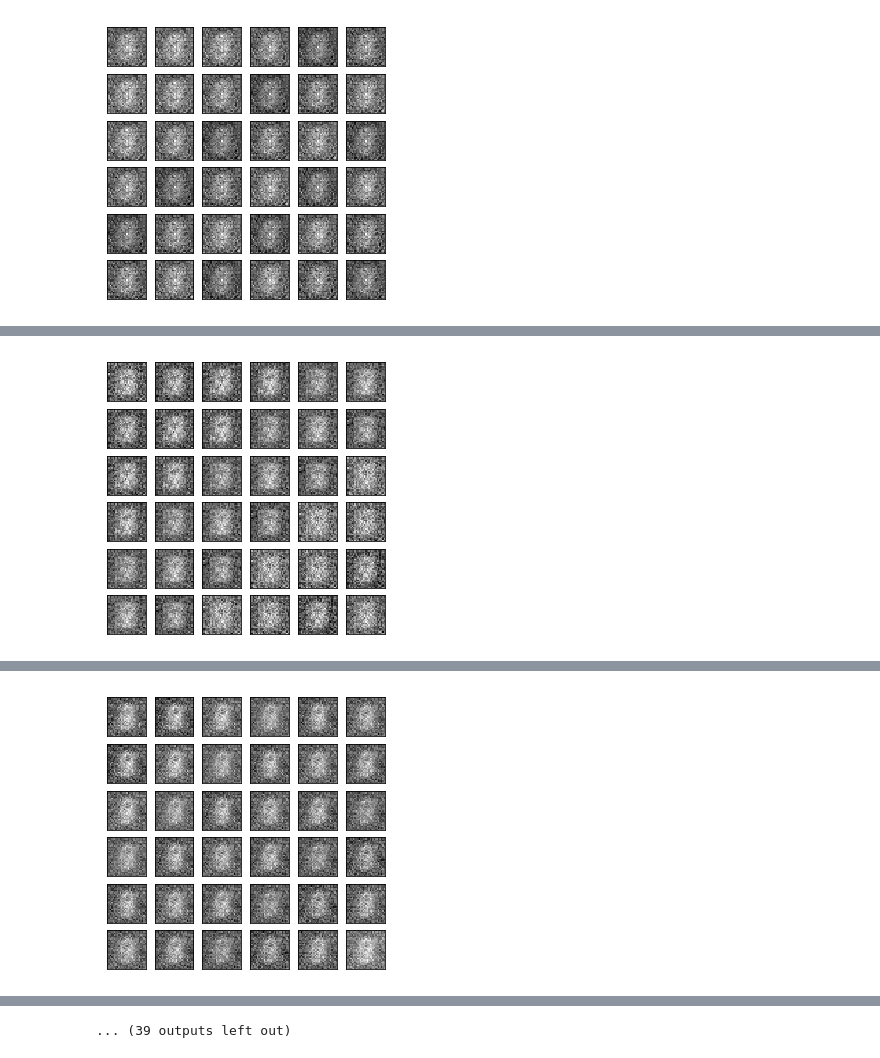
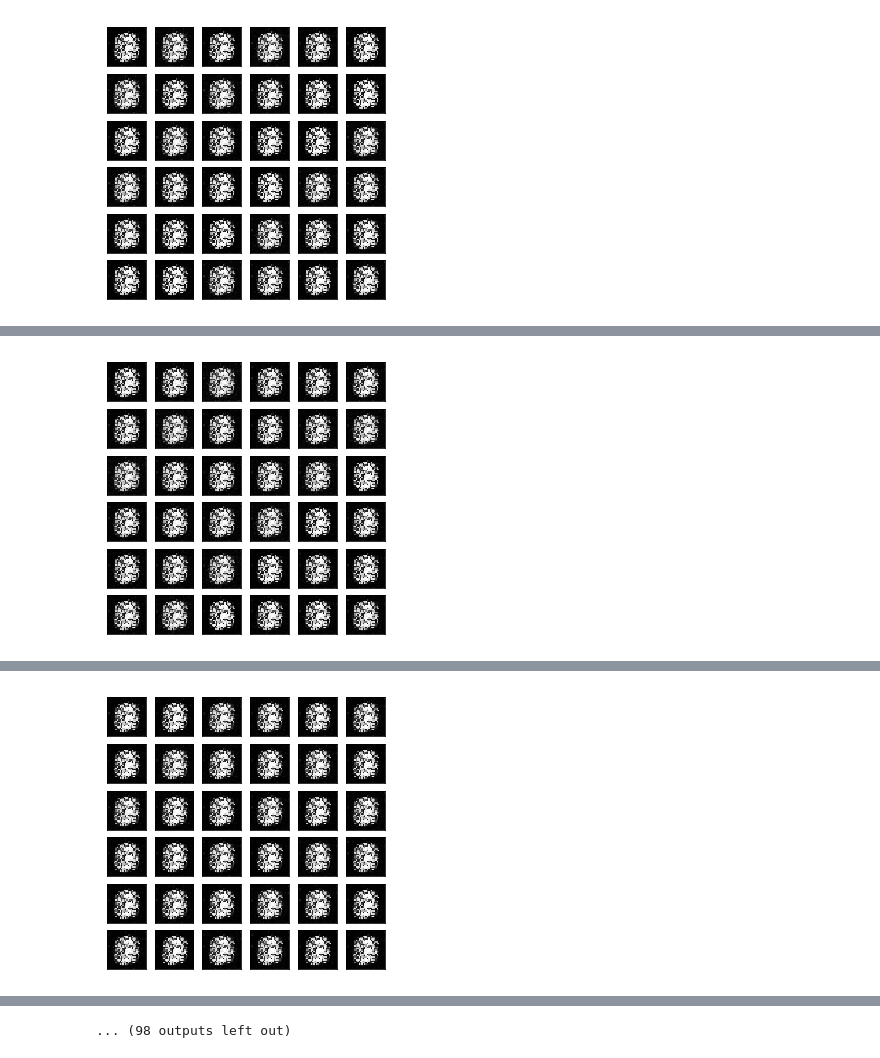
Before and after one commit to shayneobrien/generative-models, a Jupyter notebook: notebooks/06-deep-regret-analytic-gan.ipynb, the cells around one changed output, grey strips where cells are left out. Saved outputs shown, nothing was run; the diff lists cells and outputs as text; code cells hidden in the pictures.

Commit message:
works just needs a lot of epochs

```diff
--- a/notebooks/06-deep-regret-analytic-gan.ipynb
+++ b/notebooks/06-deep-regret-analytic-gan.ipynb
@@ -4,8 +4,8 @@ Deep Regret Analytic GAN
 
 https://arxiv.org/pdf/1705.07215.pdf
 
-The output of DRAGAN's G is unbounded unless passed through an activation function.
-We do not use any such activation functions in this implementation.
+The output of DRAGAN's D can be interpretted as a probability, similarly to MMGAN
+and NSGAN.
 
 Proposes to study GANs from a regret minimization perspective. This implementation is
 very similar to WGAN GP, in that it is applying a gradient penalty to try and get at
@@ -13,6 +13,9 @@ an improved training objective based on how D and G would optimally perform. The
 the gradient penalty only close to the real data manifold (whereas WGAN GP picks the
 gradient location on a random line between a real and randomly generated fake sample).
 For further details, see Section 2.5 of the paper.
+
+DRAGAN is very similar to WGANGP, but seems much less stable. I would spend more time on
+WGANGP than DRAGAN.
 """
 
 import torch, torchvision
@@ -43,7 +46,7 @@ def to_cuda(x):
 %matplotlib inline
 
 # Load in binarized MNIST data, separate into data loaders
-train_iter, val_iter, test_iter = get_data()
+# train_iter, val_iter, test_iter = get_data()
 
 
 class Generator(nn.Module):
@@ -57,7 +60,7 @@ class Generator(nn.Module):
 
     def forward(self, x):
         activated = F.relu(self.linear(x))
-        generation = self.generate(activated)
+        generation = F.sigmoid(self.generate(activated))
         return generation
 
 
@@ -89,10 +92,10 @@ class DRAGAN(nn.Module):
         self.z_dim = z_dim
 
 
-class Trainer:
+class DRAGANTrainer:
     """ Object to hold data iterators, train a GAN variant
     """
-    def __init__(self, model, train_iter, val_iter, test_iter):
+    def __init__(self, model, train_iter, val_iter, test_iter, viz=False):
         self.model = to_cuda(model)
         self.name = model.__class__.__name__
 
@@ -103,14 +106,16 @@ class Trainer:
         self.Glosses = []
         self.Dlosses = []
 
+        self.viz = viz
+
     def train(self, num_epochs, G_lr=1e-4, D_lr=1e-4, D_steps=5):
-        """ Train a Wasserstein GAN with Gradient Penalty
+        """ Train a Deep Regret Analytic GAN
             Logs progress using G loss, D loss, G(x), D(G(x)), visualizations of Generator output.
 
         Inputs:
             num_epochs: int, number of epochs to train for
-            G_lr: float, learning rate for generator's Adam optimizer (default 5e-5)
-            D_lr: float, learning rate for discriminator's Adam optimizer (default 5e-5)
+            G_lr: float, learning rate for generator's Adam optimizer (default 1e-4)
+            D_lr: float, learning rate for discriminator's Adam optimizer (default 1e-4)
             D_steps: int, training step ratio for how often to train D compared to G (default 5)
         """
         # Initialize optimizers
@@ -172,7 +177,9 @@ class Trainer:
 
             # Visualize generator progress
             self.generate_images(epoch)
-            plt.show()
+
+            if self.viz:
+                plt.show()
 
     def train_D(self, images, LAMBDA=10, K=1, C=1):
         """ Run 1 step of training for discriminator
@@ -314,15 +321,16 @@ class Trainer:
 
 
 model = DRAGAN(image_size=784,
-              hidden_dim=256,
-              z_dim=128)
+               hidden_dim=256,
+               z_dim=128)
 
-trainer = Trainer(model=model,
-                  train_iter=train_iter,
-                  val_iter=val_iter,
-                  test_iter=test_iter)
+trainer = DRAGANTrainer(model=model,
+                        train_iter=train_iter,
+                        val_iter=val_iter,
+                        test_iter=test_iter,
+                        viz=True)
 
-trainer.train(num_epochs=25,
+trainer.train(num_epochs=65,
               G_lr=1e-4,
               D_lr=1e-4,
               D_steps=1)
@@ -336 +344 @@ Epoch[3/25], G Loss: 1.1135, D Loss: 5.7823
-[figure, old version]
+[figure, new version]
@@ -338 +346 @@ Epoch[4/25], G Loss: 0.9087, D Loss: 5.6596
-[figure, old version]
+[figure, new version]
@@ -340 +348 @@ Epoch[5/25], G Loss: 0.7252, D Loss: 5.4915
-[figure, old version]
+[figure, new version]
@@ -342 +350 @@ Epoch[6/25], G Loss: 0.8633, D Loss: 5.4957
-... (39 outputs left out)
+... (98 outputs left out)
```
Also changed, not shown: parts of 1 cell of this notebook.
